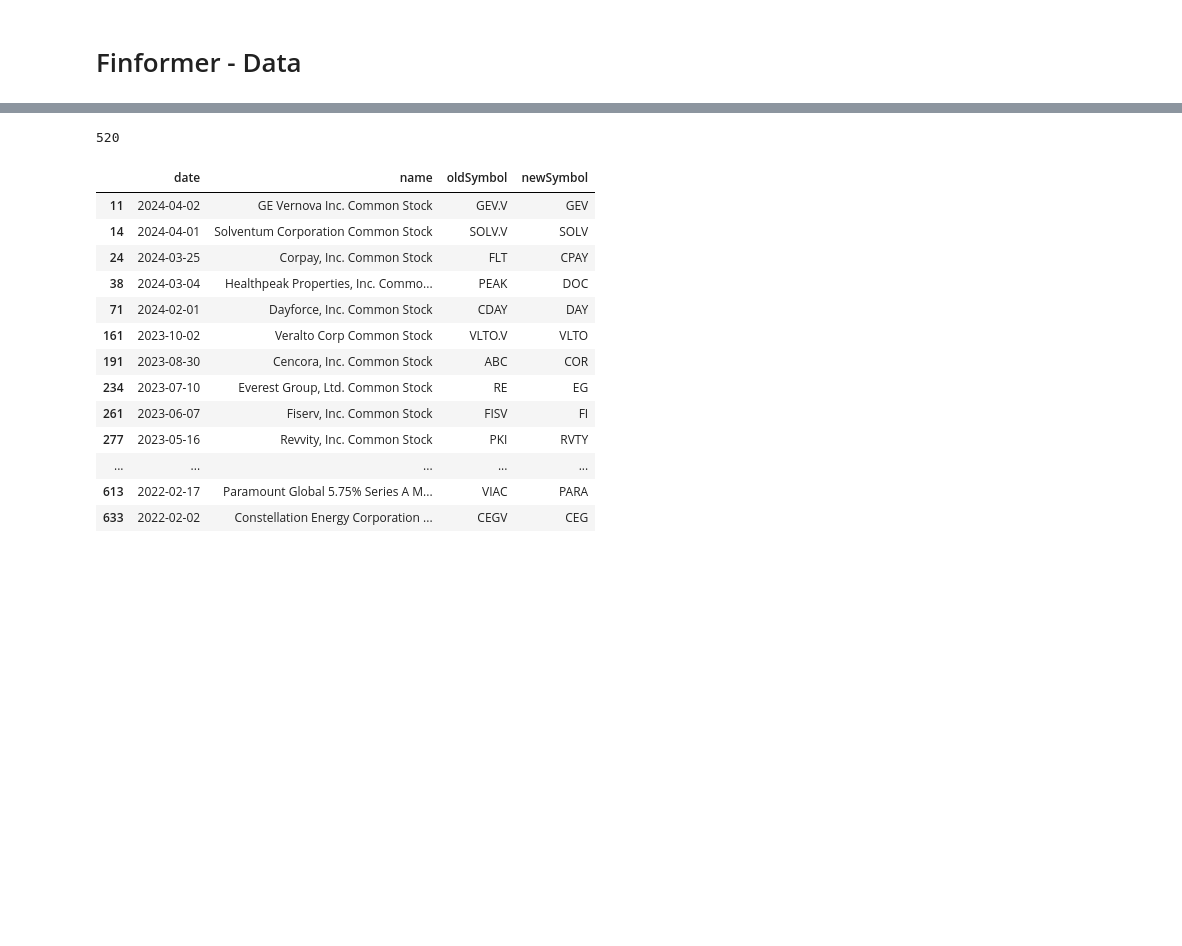
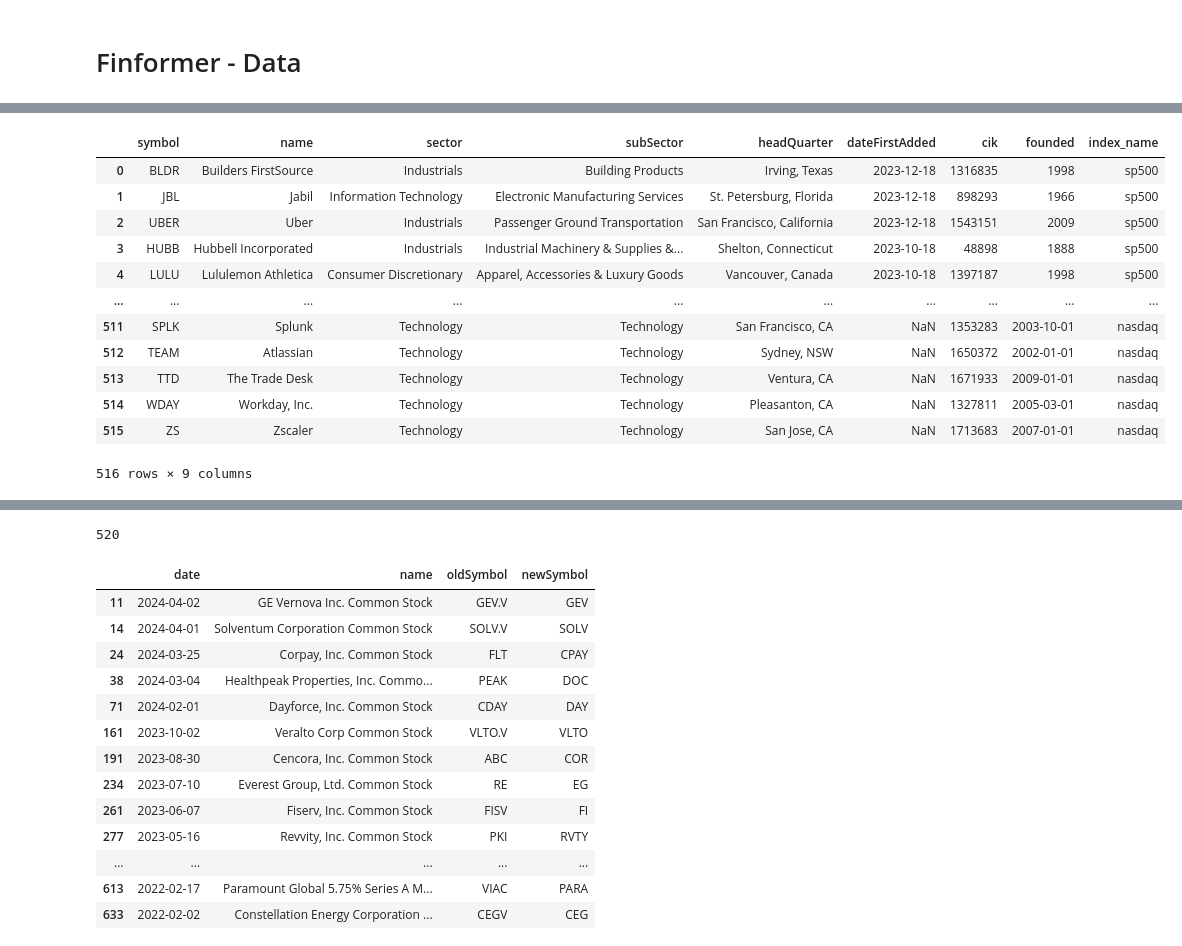
Before and after one commit to halaction/finformer, a Jupyter notebook: finformer-data.ipynb, the cells around one changed output, grey strips where cells are left out. Cells and saved outputs as stored; diff of their text form; code cells hidden in the pictures; blank space fills up the shorter version.

```diff
--- a/finformer-data.ipynb
+++ b/finformer-data.ipynb
@@ -30,0 +89,18 @@ prices_tickers_path = os.path.join(DATA_DIR, 'data-prices-tickers.json')
+# %%
+tickers = pd.read_csv('./data/raw-dataset/tickers.csv')
+
+tickers
+# %% [output]
+|  | symbol | name | sector | subSector | headQuarter | dateFirstAdded | cik | founded | index_name |
+| 0 | BLDR | Builders FirstSource | Industrials | Building Products | Irving, Texas | 2023-12-18 | 1316835 | 1998 | sp500 |
+| 1 | JBL | Jabil | Information Technology | Electronic Manufacturing Services | St. Petersburg, Florida | 2023-12-18 | 898293 | 1966 | sp500 |
+| 2 | UBER | Uber | Industrials | Passenger Ground Transportation | San Francisco, California | 2023-12-18 | 1543151 | 2009 | sp500 |
+| 3 | HUBB | Hubbell Incorporated | Industrials | Industrial Machinery & Supplies &... | Shelton, Connecticut | 2023-10-18 | 48898 | 1888 | sp500 |
+| 4 | LULU | Lululemon Athletica | Consumer Discretionary | Apparel, Accessories & Luxury Goods | Vancouver, Canada | 2023-10-18 | 1397187 | 1998 | sp500 |
+| ... | ... | ... | ... | ... | ... | ... | ... | ... | ... |
+| 511 | SPLK | Splunk | Technology | Technology | San Francisco, CA | NaN | 1353283 | 2003-10-01 | nasdaq |
+| 512 | TEAM | Atlassian | Technology | Technology | Sydney, NSW | NaN | 1650372 | 2002-01-01 | nasdaq |
+| 513 | TTD | The Trade Desk | Technology | Technology | Ventura, CA | NaN | 1671933 | 2009-01-01 | nasdaq |
+| 514 | WDAY | Workday, Inc. | Technology | Technology | Pleasanton, CA | NaN | 1327811 | 2005-03-01 | nasdaq |
+| 515 | ZS | Zscaler | Technology | Technology | San Jose, CA | NaN | 1713683 | 2007-01-01 | nasdaq |
+516 rows × 9 columns
```
Also changed, not shown: parts of 41 cells of this notebook, 5 other files.
